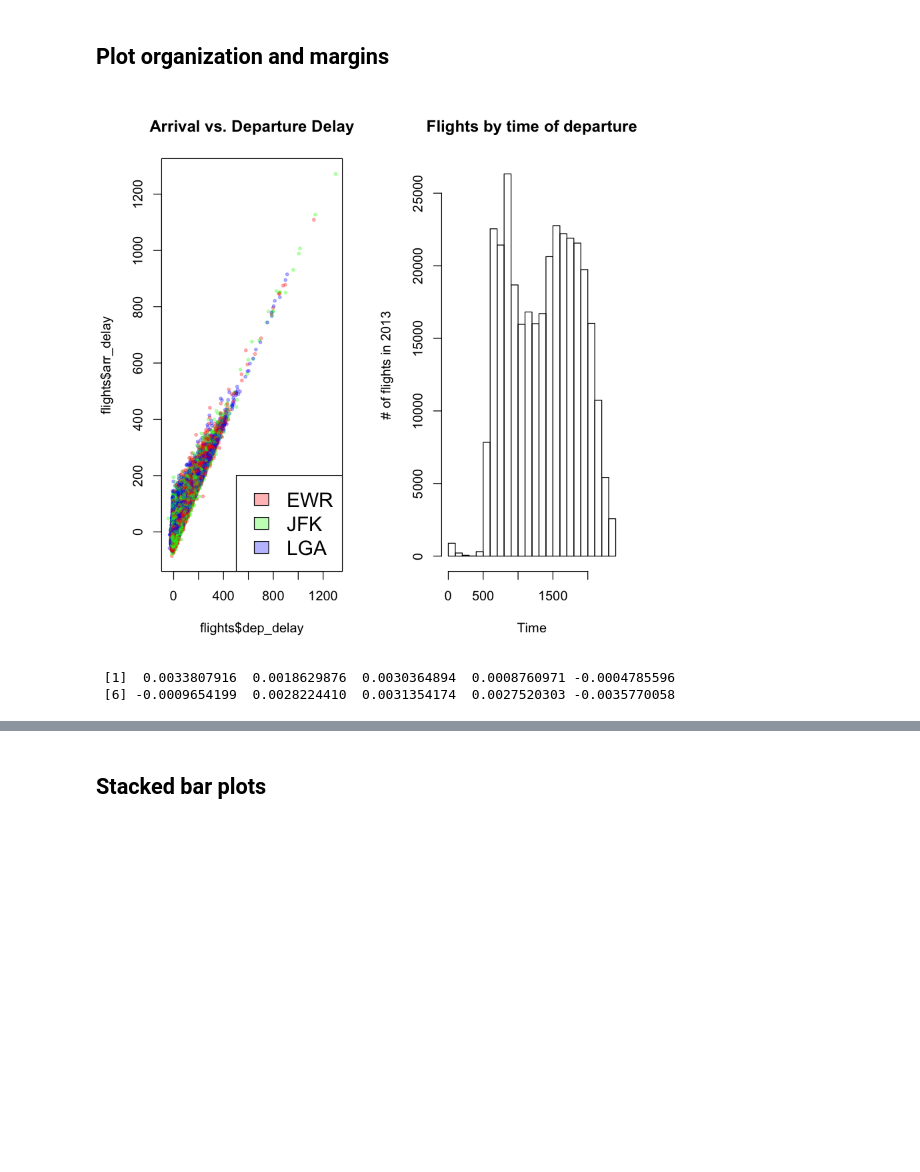
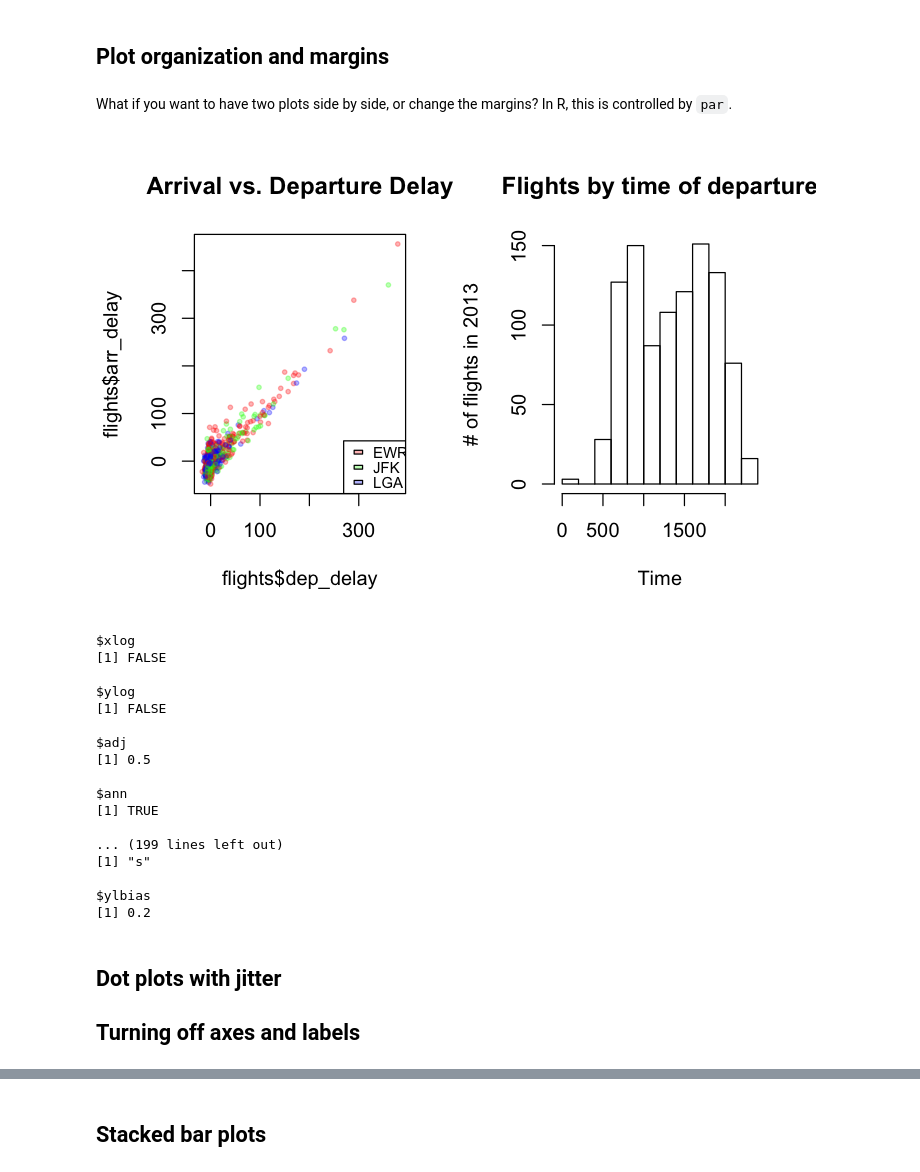
Before and after one commit to diyadas/tutorials, a Jupyter notebook: Data Visualization in R.ipynb, the cells around one changed output, grey strips where cells are left out. Drawn from its saved outputs; the diff is of its cells as text; code cells hidden in the pictures; blank space fills up the shorter version.

```diff
--- a/Data Visualization in R.ipynb
+++ b/Data Visualization in R.ipynb
@@ -93,0 +87,5 @@ table(flights$carrier)
+# %%
+set.seed(5106)
+flights <- flights[flights$month==1,]
+flights <- flights[sample(1:nrow(flights),1000),]
+dim(flights)
@@ -133,19 +148,43 @@ hist(flights$dep_time, main="Flights by time of departure",
 # %% [markdown]
 ## Plot organization and margins
+# %% [markdown]
+What if you want to have two plots side by side, or change the margins?
+In R, this is controlled by `par`.
 # %%
-par(mfrow=c(1,2))
+options(repr.plot.width=6, repr.plot.height=4)
+par(mfrow=c(1,2)) # 1 row, 2 columns
+
 plot(flights$dep_delay, flights$arr_delay, cex=0.5, pch=19,
      col=colpal[flights$origin], main= "Arrival vs. Departure Delay")
 legend("bottomright",levels(flights$origin),fill=colpal,
-       cex=1.5, xpd=FALSE)
+       cex=0.75, y.intersp=2, xpd=FALSE)
 
 hist(flights$dep_time, main="Flights by time of departure",
      xlab="Time", ylab = "# of flights in 2013")
 # %% [output]
-[figure, old version]
+[figure, new version]
-# %%
-par.defaults <- par()
-# %% [output]
- [1]  0.0033807916  0.0018629876  0.0030364894  0.0008760971 -0.0004785596
- [6] -0.0009654199  0.0028224410  0.0031354174  0.0027520303 -0.0035770058
+# %%
+par.defaults <- par() # save default plot parameters before we mess around
+par.defaults
+# %% [output]
+$xlog
+[1] FALSE
+
+$ylog
+[1] FALSE
+
+$adj
+[1] 0.5
+
+$ann
+[1] TRUE
+
+... (199 lines left out)
+[1] "s"
+
+$ylbias
+[1] 0.2
+# %% [markdown]
+## Dot plots with jitter
+## Turning off axes and labels
 # %%
```
Also changed, not shown: parts of 49 cells of this notebook.
